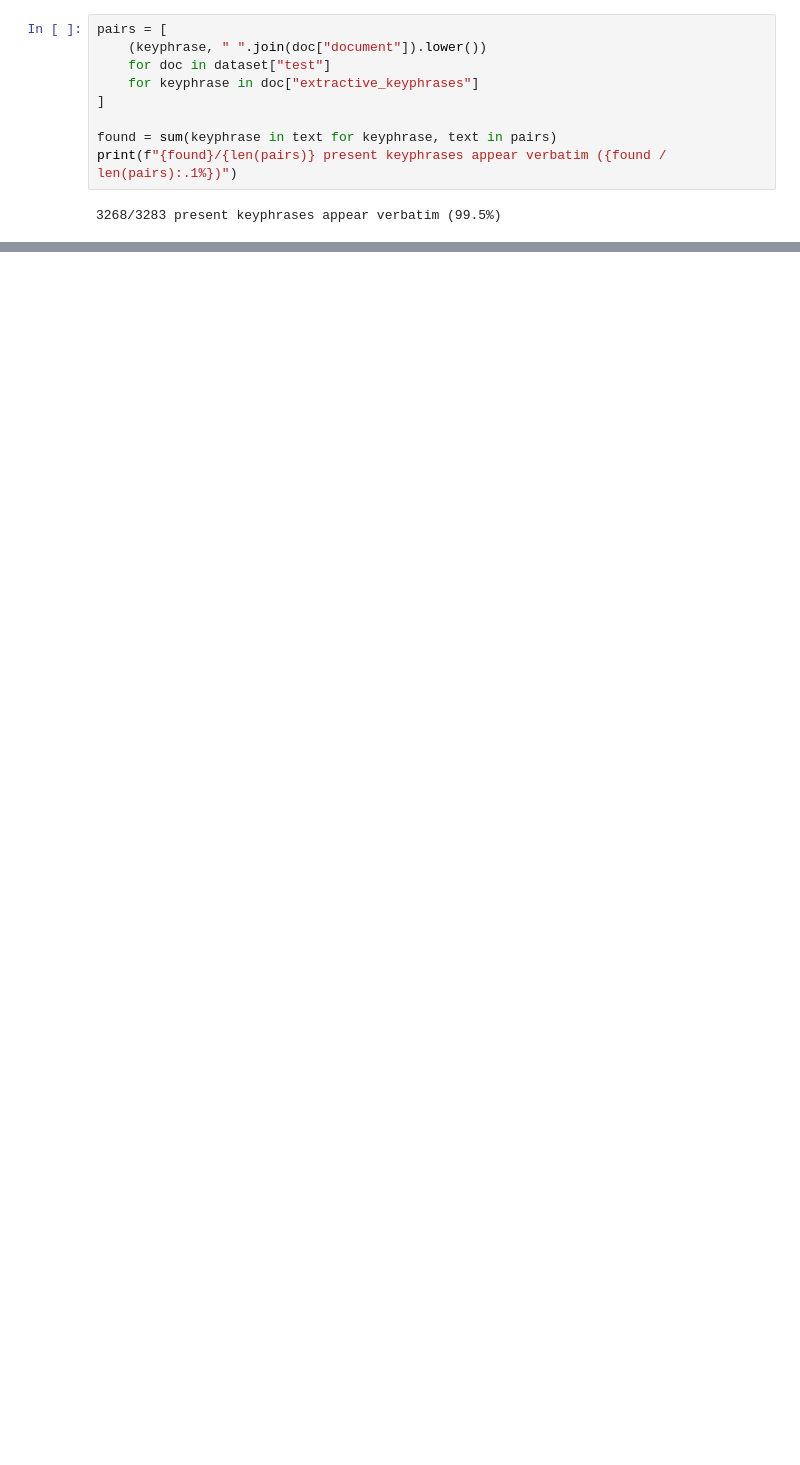
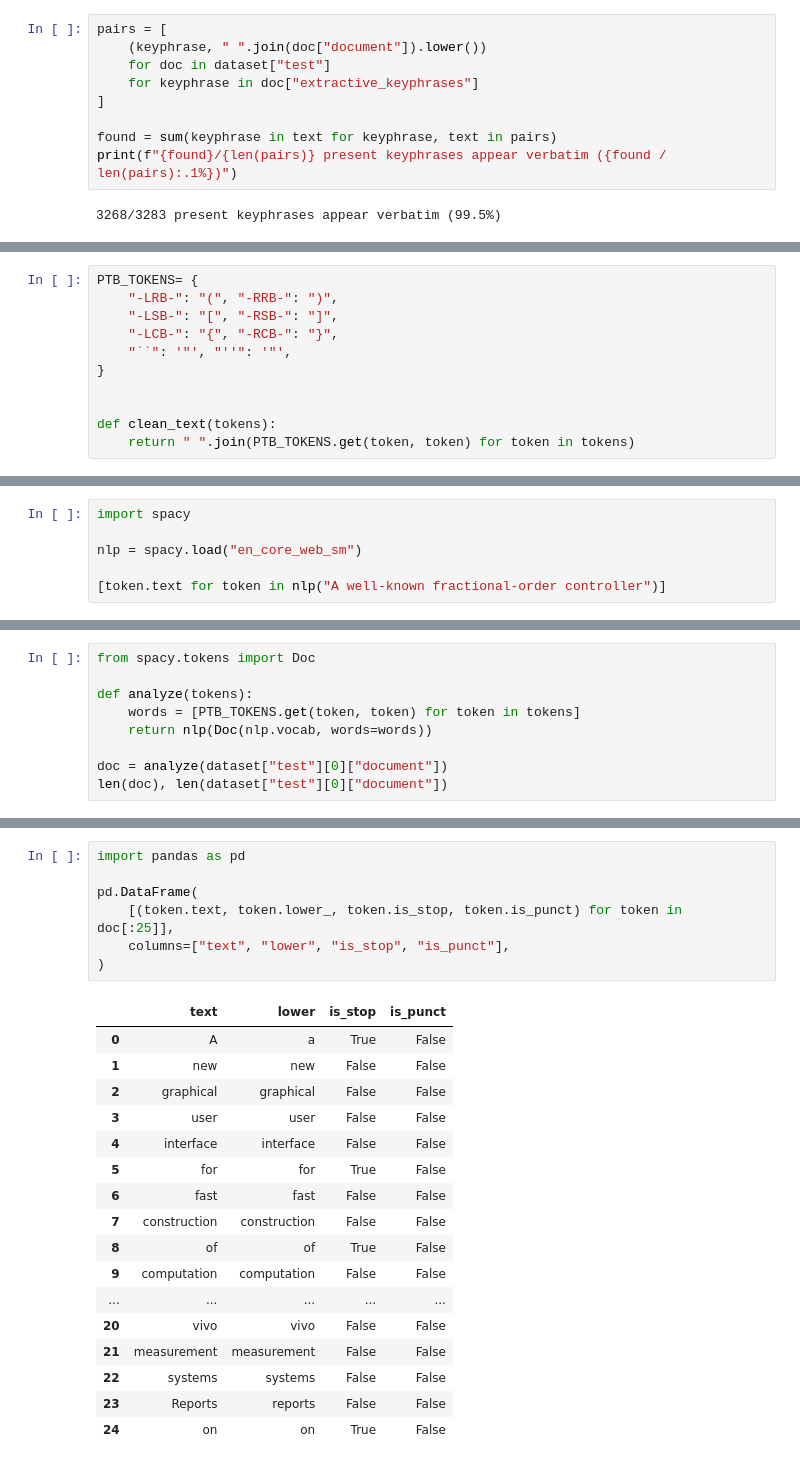
Before and after one commit to FicaBogdan15/keyword-extractor, a Jupyter notebook: keyword_extractor.ipynb, the cells around one changed output, grey strips where cells are left out. Saved outputs shown, nothing was run; the diff lists cells and outputs as text; blank space fills up the shorter version.

```diff
--- a/keyword_extractor.ipynb
+++ b/keyword_extractor.ipynb
@@ -133,0 +180,11 @@ print(f"{found}/{len(pairs)} present keyphrases appear verbatim ({found / len(pa
+# %%
+PTB_TOKENS= {
+    "-LRB-": "(", "-RRB-": ")",
+    "-LSB-": "[", "-RSB-": "]",
+    "-LCB-": "{", "-RCB-": "}",
+    "``": '"', "''": '"',
+}
+
+
+def clean_text(tokens):
+    return " ".join(PTB_TOKENS.get(token, token) for token in tokens)
@@ -133,0 +243,6 @@ print(f"{found}/{len(pairs)} present keyphrases appear verbatim ({found / len(pa
+# %%
+import spacy
+
+nlp = spacy.load("en_core_web_sm")
+
+[token.text for token in nlp("A well-known fractional-order controller")]
@@ -133,0 +257,9 @@ print(f"{found}/{len(pairs)} present keyphrases appear verbatim ({found / len(pa
+# %%
+from spacy.tokens import Doc
+
+def analyze(tokens):
+    words = [PTB_TOKENS.get(token, token) for token in tokens]
+    return nlp(Doc(nlp.vocab, words=words))
+
+doc = analyze(dataset["test"][0]["document"])
+len(doc), len(dataset["test"][0]["document"])
@@ -133,0 +274,25 @@ print(f"{found}/{len(pairs)} present keyphrases appear verbatim ({found / len(pa
+# %%
+import pandas as pd
+
+pd.DataFrame(
+    [(token.text, token.lower_, token.is_stop, token.is_punct) for token in doc[:25]],
+    columns=["text", "lower", "is_stop", "is_punct"],
+)
+# %% [output]
+|  | text | lower | is_stop | is_punct |
+| 0 | A | a | True | False |
+| 1 | new | new | False | False |
+| 2 | graphical | graphical | False | False |
+| 3 | user | user | False | False |
+| 4 | interface | interface | False | False |
+| 5 | for | for | True | False |
+| 6 | fast | fast | False | False |
+| 7 | construction | construction | False | False |
+| 8 | of | of | True | False |
+| 9 | computation | computation | False | False |
+| ... | ... | ... | ... | ... |
+| 20 | vivo | vivo | False | False |
+| 21 | measurement | measurement | False | False |
+| 22 | systems | systems | False | False |
+| 23 | Reports | reports | False | False |
+| 24 | on | on | True | False |
```
Also changed, not shown: parts of 31 cells of this notebook.
